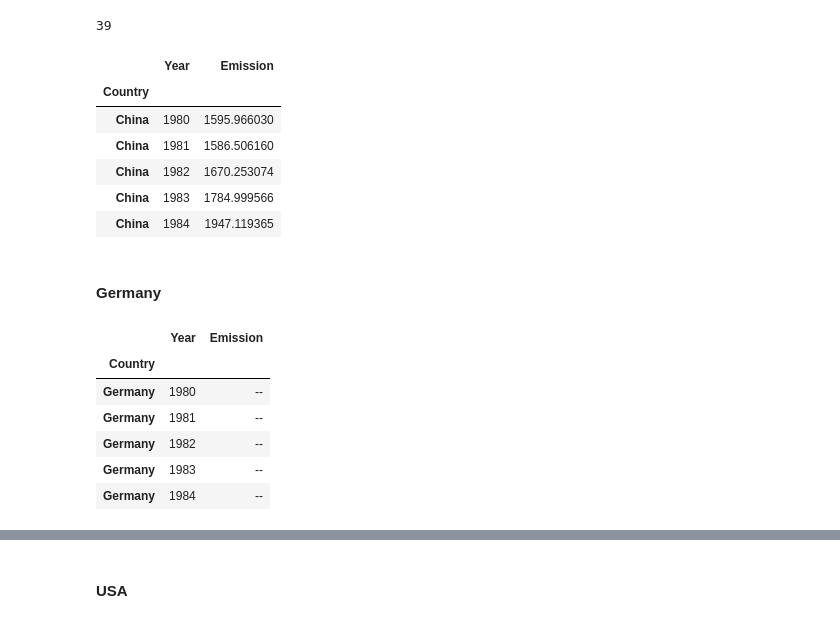
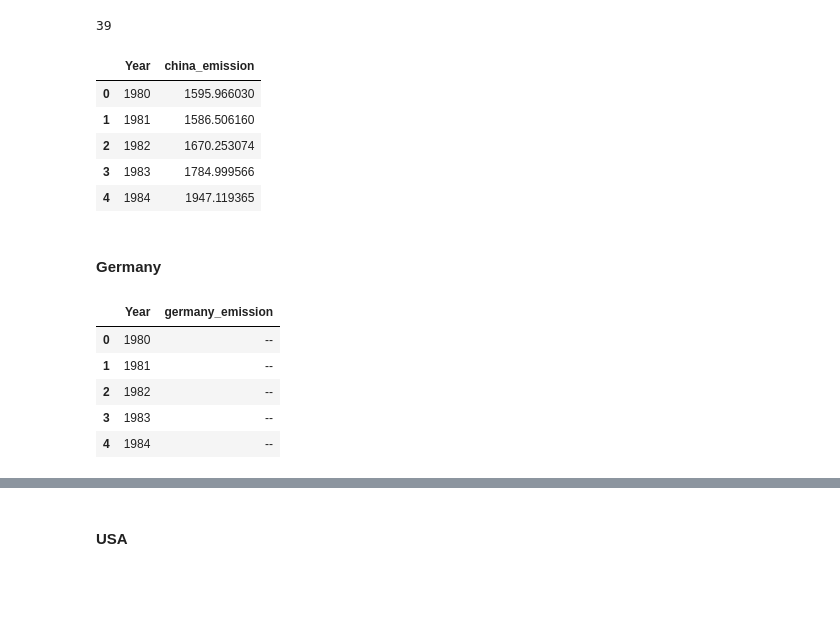
Before and after one commit to yuyhong23/ETL_Project, a Jupyter notebook: ETL_PROJECT.ipynb, the cells around one changed output, grey strips where cells are left out. Saved outputs shown, nothing was run; the diff lists cells and outputs as text; code cells hidden in the pictures; blank space fills up the shorter version.

Commit message:
Finished normalizing all dataframes.

```diff
--- a/ETL_PROJECT.ipynb
+++ b/ETL_PROJECT.ipynb
@@ -1344,39 +1344,35 @@ range_numbers = [*range(0, 39, 1)]
 
 co2_china_year = []
 co2_china_emission = []
-country_name = []
 
 for number in range_numbers:
     list_set = co2_response["series"][0]["data"][number]
     year = list_set[0]
     emission = list_set[1]
-    name = "China"
+
     co2_china_year.append(year)
     co2_china_emission.append(emission)
-    country_name.append(name)
 # %%
 # Create a data frame to hold the keys
 co2_china_emission_dic = {
-    "Country":country_name,
     "Year":co2_china_year,
-    "Emission":co2_china_emission
+    "china_emission":co2_china_emission
 }
 # %%
 # Create a data frame
 # Change it to ascending order
 # Reset index to "Country"
 china_co2_info_df = pd.DataFrame(co2_china_emission_dic)
 china_co2_info_df = china_co2_info_df.sort_values(by="Year", ascending=True)
-china_co2_info_df.set_index("Country", inplace=True)
+china_co2_info_df.reset_index(drop=True, inplace=True)
 china_co2_info_df.head()
 # %% [output]
-|  | Year | Emission |
-| Country |  |  |
-| China | 1980 | 1595.966030 |
-| China | 1981 | 1586.506160 |
-| China | 1982 | 1670.253074 |
-| China | 1983 | 1784.999566 |
-| China | 1984 | 1947.119365 |
+|  | Year | china_emission |
+| 0 | 1980 | 1595.966030 |
+| 1 | 1981 | 1586.506160 |
+| 2 | 1982 | 1670.253074 |
+| 3 | 1983 | 1784.999566 |
+| 4 | 1984 | 1947.119365 |
 # %% [markdown]
 #### Germany
 # %%
@@ -1390,22 +1386,19 @@ range_numbers = [*range(0, len(co2_germany), 1)]
 
 co2_germany_year = []
 co2_germany_emission = []
-country_name_g = []
 
 for number in range_numbers:
     list_set = co2_response_g["series"][0]["data"][number]
     year = list_set[0]
     emission = list_set[1]
-    name = "Germany"
+
     co2_germany_year.append(year)
     co2_germany_emission.append(emission)
-    country_name_g.append(name)
 
 # Create a data frame to hold the keys
 co2_germany_emission_dic = {
-    "Country":country_name_g,
     "Year":co2_germany_year,
-    "Emission":co2_germany_emission
+    "germany_emission":co2_germany_emission
 }
 
 # Create a data frame
@@ -1413,13 +1406,12 @@ co2_germany_emission_dic = {
 # Reset index to "Country"
 germany_co2_info_df = pd.DataFrame(co2_germany_emission_dic)
 germany_co2_info_df = germany_co2_info_df.sort_values(by="Year", ascending=True)
-germany_co2_info_df.set_index("Country", inplace=True)
+germany_co2_info_df.reset_index(drop=True, inplace=True)
 germany_co2_info_df.head()
 # %% [output]
-|  | Year | Emission |
-| Country |  |  |
-| Germany | 1980 | -- |
-| Germany | 1981 | -- |
-| Germany | 1982 | -- |
-| Germany | 1983 | -- |
-| Germany | 1984 | -- |
+|  | Year | germany_emission |
+| 0 | 1980 | -- |
+| 1 | 1981 | -- |
+| 2 | 1982 | -- |
+| 3 | 1983 | -- |
+| 4 | 1984 | -- |
```
Also changed, not shown: parts of 9 cells of this notebook.
